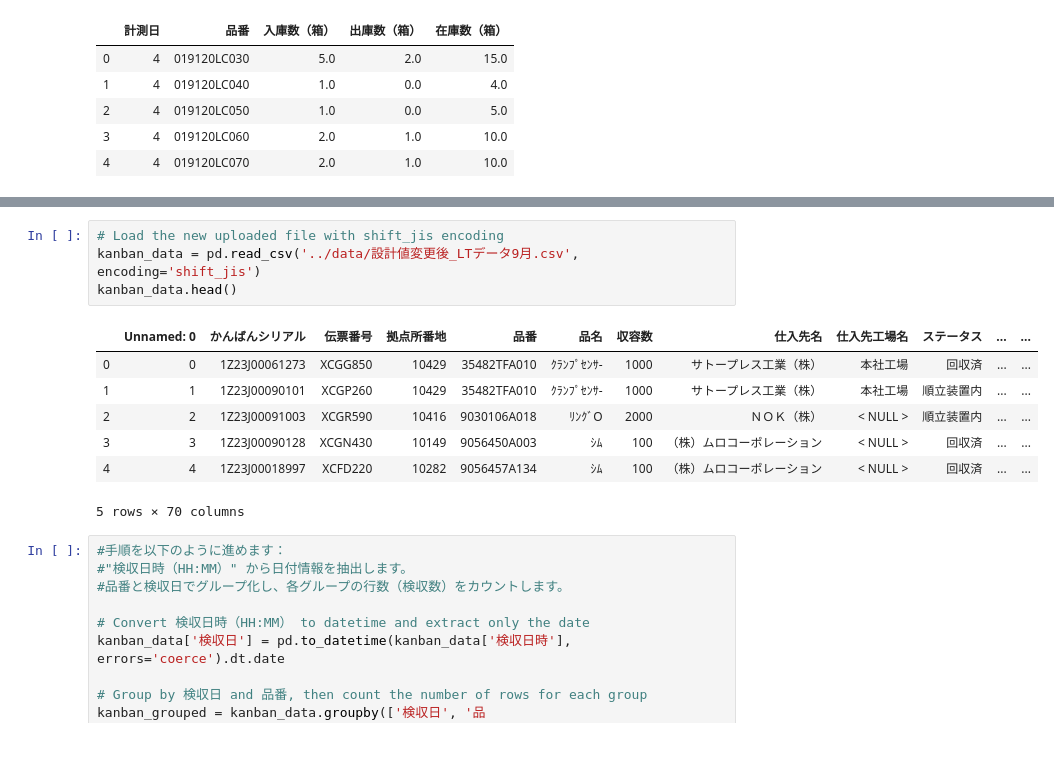
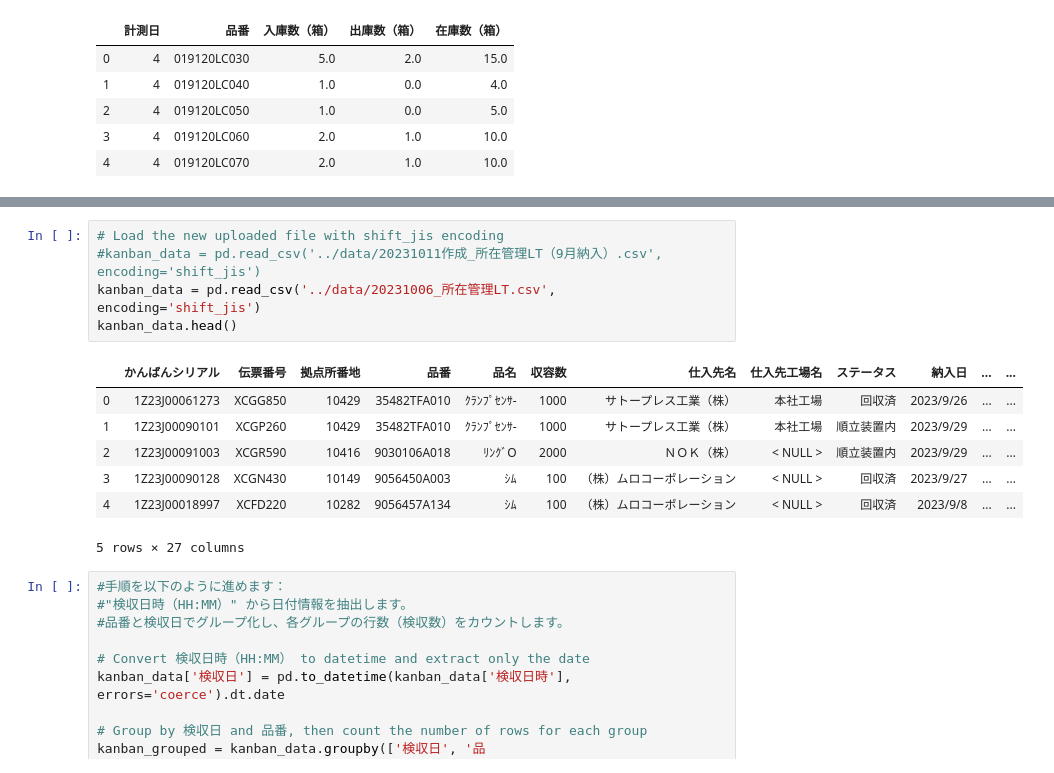
Before and after one commit to okayuuki/taiko, a Jupyter notebook: 順立装置の在庫の揺らぎ.ipynb, the cells around one changed output, grey strips where cells are left out. Saved outputs shown, nothing was run; the diff lists cells and outputs as text.

```diff
--- a/順立装置の在庫の揺らぎ.ipynb
+++ b/順立装置の在庫の揺らぎ.ipynb
@@ -73,15 +73,16 @@ selected_product_data
 # %%
 # Load the new uploaded file with shift_jis encoding
-kanban_data = pd.read_csv('../data/設計値変更後_LTデータ9月.csv', encoding='shift_jis')
+#kanban_data = pd.read_csv('../data/20231011作成_所在管理LT（9月納入）.csv', encoding='shift_jis')
+kanban_data = pd.read_csv('../data/20231006_所在管理LT.csv', encoding='shift_jis')
 kanban_data.head()
 # %% [output]
-|  | Unnamed: 0 | かんばんシリアル | 伝票番号 | 拠点所番地 | 品番 | 品名 | 収容数 | 仕入先名 | 仕入先工場名 | ステータス | ... | ... |
-| 0 | 0 | 1Z23J00061273 | XCGG850 | 10429 | 35482TFA010 | ｸﾗﾝﾌﾟｾﾝｻ- | 1000 | サトープレス工業（株） | 本社工場 | 回収済 | ... | ... |
-| 1 | 1 | 1Z23J00090101 | XCGP260 | 10429 | 35482TFA010 | ｸﾗﾝﾌﾟｾﾝｻ- | 1000 | サトープレス工業（株） | 本社工場 | 順立装置内 | ... | ... |
-| 2 | 2 | 1Z23J00091003 | XCGR590 | 10416 | 9030106A018 | ﾘﾝｸﾞO | 2000 | ＮＯＫ（株） | < NULL > | 順立装置内 | ... | ... |
-| 3 | 3 | 1Z23J00090128 | XCGN430 | 10149 | 9056450A003 | ｼﾑ | 100 | （株）ムロコーポレーション | < NULL > | 回収済 | ... | ... |
-| 4 | 4 | 1Z23J00018997 | XCFD220 | 10282 | 9056457A134 | ｼﾑ | 100 | （株）ムロコーポレーション | < NULL > | 回収済 | ... | ... |
+|  | かんばんシリアル | 伝票番号 | 拠点所番地 | 品番 | 品名 | 収容数 | 仕入先名 | 仕入先工場名 | ステータス | 納入日 | ... | ... |
+| 0 | 1Z23J00061273 | XCGG850 | 10429 | 35482TFA010 | ｸﾗﾝﾌﾟｾﾝｻ- | 1000 | サトープレス工業（株） | 本社工場 | 回収済 | 2023/9/26 | ... | ... |
+| 1 | 1Z23J00090101 | XCGP260 | 10429 | 35482TFA010 | ｸﾗﾝﾌﾟｾﾝｻ- | 1000 | サトープレス工業（株） | 本社工場 | 順立装置内 | 2023/9/29 | ... | ... |
+| 2 | 1Z23J00091003 | XCGR590 | 10416 | 9030106A018 | ﾘﾝｸﾞO | 2000 | ＮＯＫ（株） | < NULL > | 順立装置内 | 2023/9/29 | ... | ... |
+| 3 | 1Z23J00090128 | XCGN430 | 10149 | 9056450A003 | ｼﾑ | 100 | （株）ムロコーポレーション | < NULL > | 回収済 | 2023/9/27 | ... | ... |
+| 4 | 1Z23J00018997 | XCFD220 | 10282 | 9056457A134 | ｼﾑ | 100 | （株）ムロコーポレーション | < NULL > | 回収済 | 2023/9/8 | ... | ... |
-5 rows × 70 columns
+5 rows × 27 columns
 # %%
 #手順を以下のように進めます：
 #"検収日時（HH:MM）" から日付情報を抽出します。
```
Also changed, not shown: parts of 17 cells of this notebook, 3 other files.
